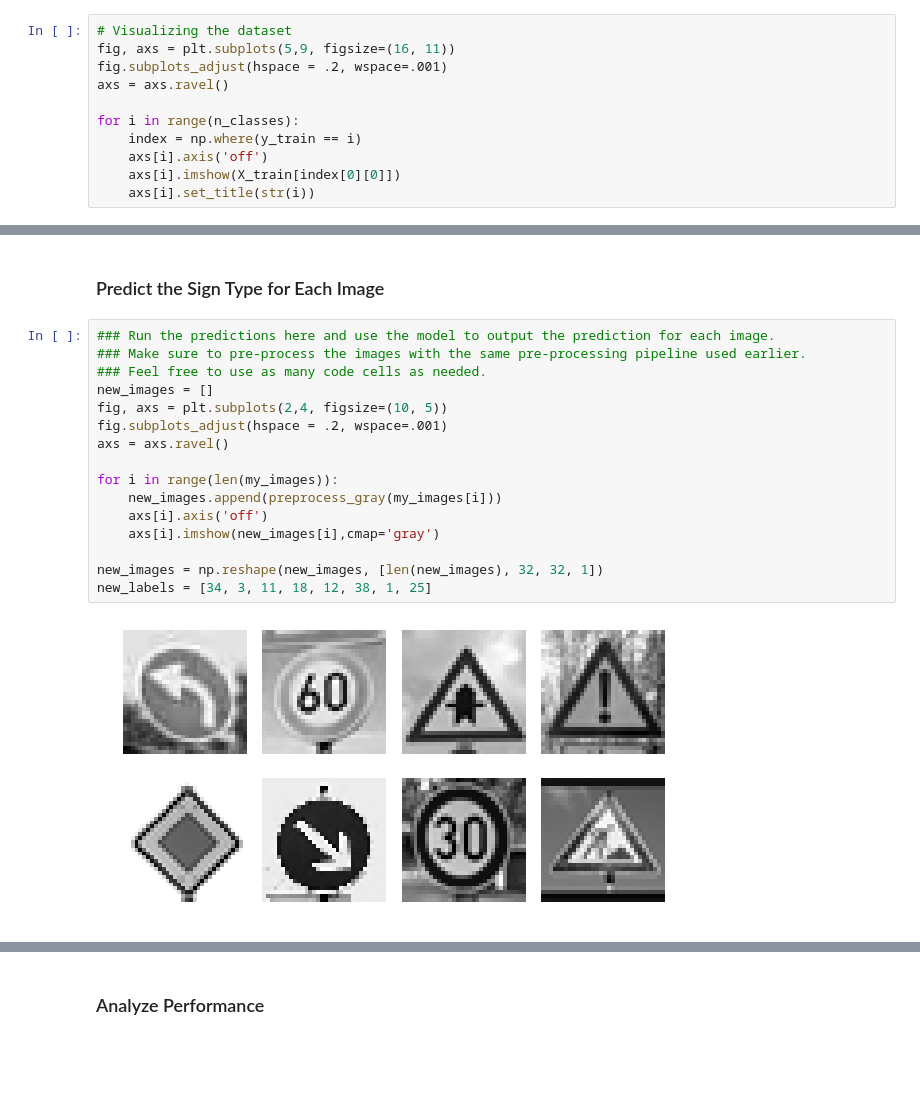
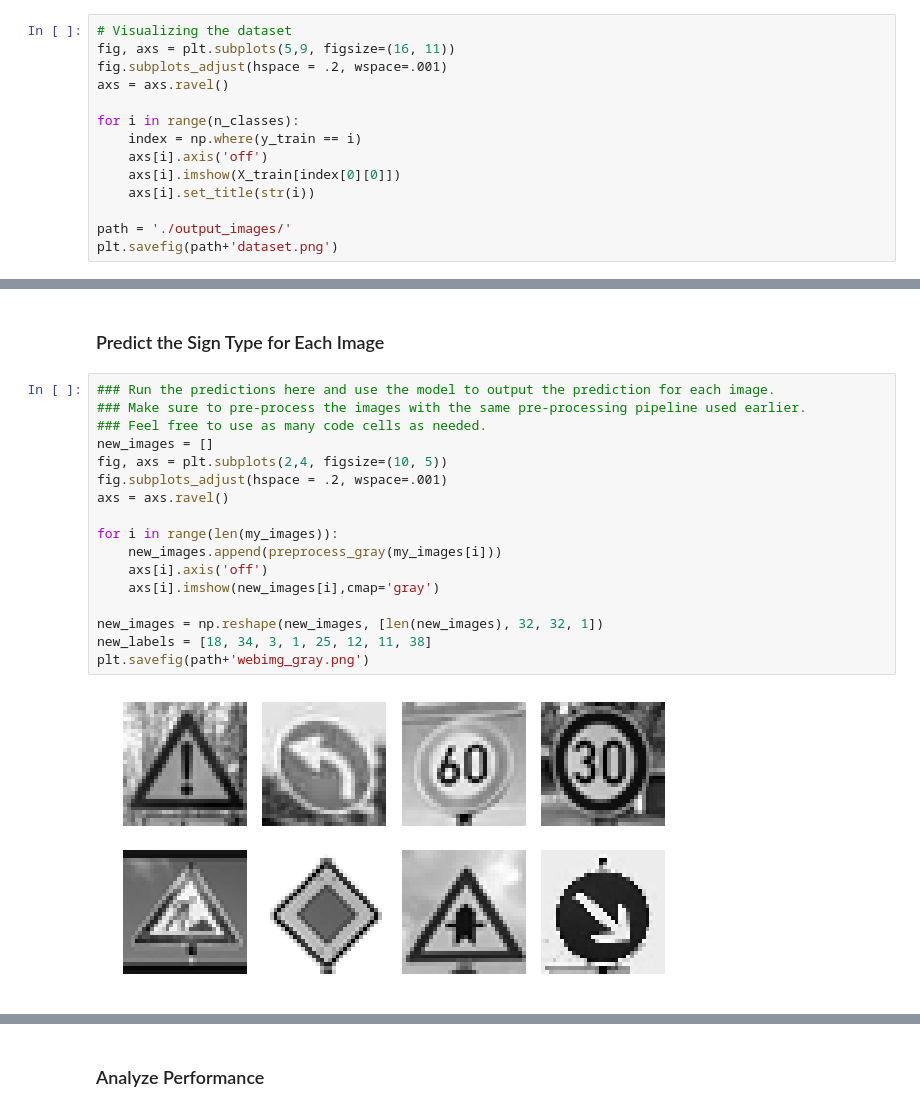
Before and after one commit to soyaoki/CarND-Traffic-Sign-Classifier, a Jupyter notebook: Traffic_Sign_Classifier.ipynb, the cells around one changed output, grey strips where cells are left out. Drawn from its saved outputs; the diff is of its cells as text; blank space fills up the shorter version.

```diff
--- a/Traffic_Sign_Classifier.ipynb
+++ b/Traffic_Sign_Classifier.ipynb
@@ -123,6 +123,9 @@ for i in range(n_classes):
     axs[i].axis('off')
     axs[i].imshow(X_train[index[0][0]])
     axs[i].set_title(str(i))
+
+path = './output_images/'
+plt.savefig(path+'dataset.png')
 # %% [output]
 [figure]
 # %%
@@ -660,21 +671,22 @@ for i, img in enumerate(glob.glob('./images_from_web/*x.png')):
 # %%
 ### Run the predictions here and use the model to output the prediction for each image.
 ### Make sure to pre-process the images with the same pre-processing pipeline used earlier.
 ### Feel free to use as many code cells as needed.
 new_images = []
 fig, axs = plt.subplots(2,4, figsize=(10, 5))
 fig.subplots_adjust(hspace = .2, wspace=.001)
 axs = axs.ravel()
 
 for i in range(len(my_images)):
     new_images.append(preprocess_gray(my_images[i]))
     axs[i].axis('off')
     axs[i].imshow(new_images[i],cmap='gray')
 
 new_images = np.reshape(new_images, [len(new_images), 32, 32, 1])
-new_labels = [34, 3, 11, 18, 12, 38, 1, 25]
+new_labels = [18, 34, 3, 1, 25, 12, 11, 38]
+plt.savefig(path+'webimg_gray.png')
 # %% [output]
-[figure, old version]
+[figure, new version]
 # %%
 softmax_logits = tf.nn.softmax(logits)
 classifier = tf.argmax(softmax_logits, axis = 1) # Determine class ID of highest probability
```
Also changed, not shown: parts of 19 cells of this notebook, 19 other files.
